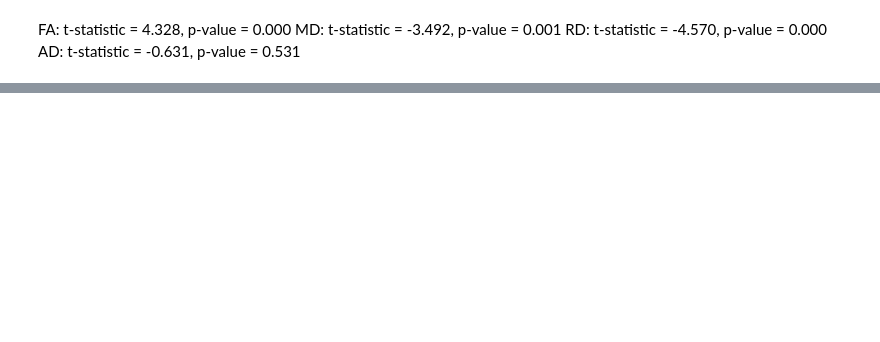
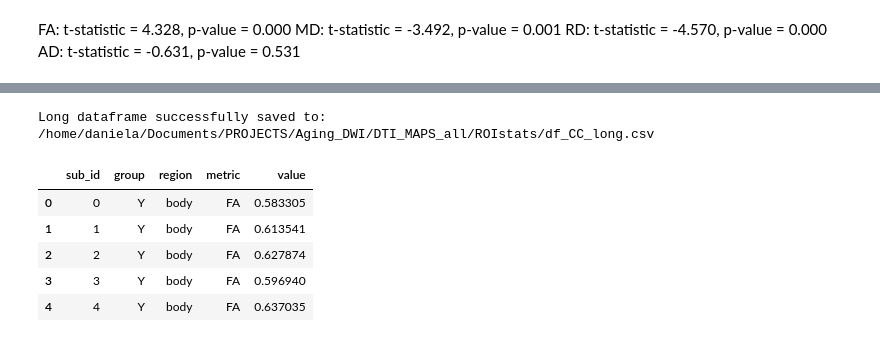
Before and after one commit to DanielaMPinzon/DTI_Aging, a Jupyter notebook: visualization_plots_DTI_BodyCC.ipynb, the cells around one changed output, grey strips where cells are left out. Drawn from its saved outputs; the diff is of its cells as text; code cells hidden in the pictures; blank space fills up the shorter version.

```diff
--- a/visualization_plots_DTI_BodyCC.ipynb
+++ b/visualization_plots_DTI_BodyCC.ipynb
@@ -204,0 +273,45 @@ Metric: AD, Correlation: 0.14, p-value: 0.4125
+# %%
+# long dataframe for statistical analysis using LLM
+
+# 1. Ensure your dataframe has a unique identifier column for each person.
+if 'sub_id' not in df_CC_body.columns:
+    df_CC_body = df_CC_body.reset_index().rename(columns={'index': 'sub_id'})
+
+# 2. Identify the columns you want to melt (the DTI metric columns)
+# This dynamically finds all columns containing an underscore (like 'FA_genu')
+dti_cols = [col for col in df_CC_body.columns if '_' in col and any(m in col for m in ['FA', 'MD', 'RD', 'AD'])]
+
+# 3. Melt the dataframe from wide to long
+df_CC_long = pd.melt(
+    df_CC_body,
+    id_vars=['sub_id', 'group'],  # Columns to keep as they are
+    value_vars=dti_cols,               # Columns to unpivot/melt
+    var_name='metric_region',          # Temporary name for the combined column
+    value_name='value'                 # The column that will hold the actual numbers
+)
+
+# 4. Split the 'metric_region' column into two separate columns: 'metric' and 'region'
+df_CC_long[['metric', 'region']] = df_CC_long['metric_region'].str.split('_', expand=True)
+
+# 5. Drop the temporary combined column and reorder for cleanliness
+df_CC_long = df_CC_long.drop(columns=['metric_region'])
+df_CC_long = df_CC_long[['sub_id', 'group', 'region', 'metric', 'value']]
+
+# save the file
+output_filename = "df_CC_long.csv"
+save_path = os.path.join(path, output_filename)
+
+# Save to CSV (index=False prevents adding an extra unnamed column)
+df_CC_long.to_csv(save_path, index=False)
+print(f"Long dataframe successfully saved to: {save_path}")
+
+# View the result
+df_CC_long.head()
+# %% [output]
+Long dataframe successfully saved to: /home/daniela/Documents/PROJECTS/Aging_DWI/DTI_MAPS_all/ROIstats/df_CC_long.csv
+|  | sub_id | group | region | metric | value |
+| 0 | 0 | Y | body | FA | 0.583305 |
+| 1 | 1 | Y | body | FA | 0.613541 |
+| 2 | 2 | Y | body | FA | 0.627874 |
+| 3 | 3 | Y | body | FA | 0.596940 |
+| 4 | 4 | Y | body | FA | 0.637035 |
```
Also changed, not shown: parts of 12 cells of this notebook.
